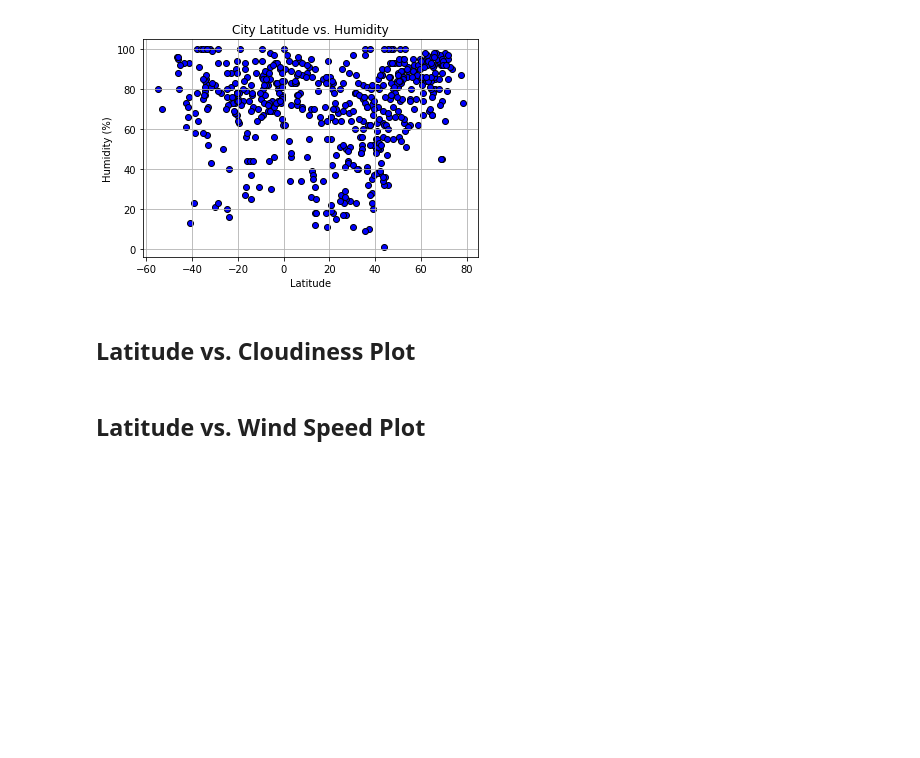
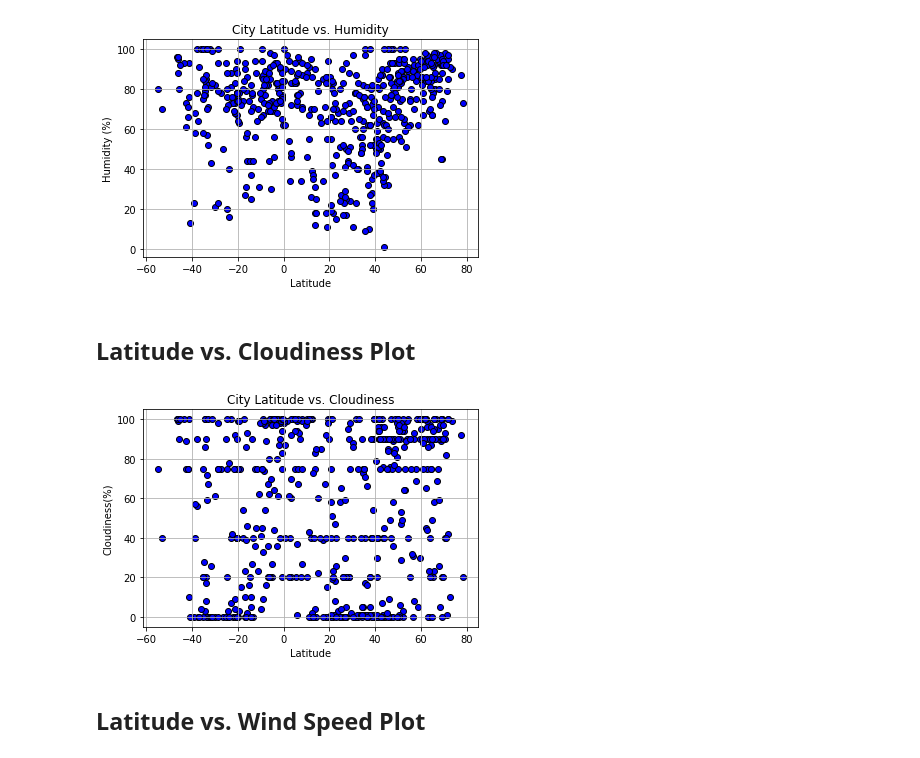
Before and after one commit to ethompson1988/Python-API-Challenge, a Jupyter notebook: WeatherPy/WeatherPy.ipynb, the cells around one changed output. Saved outputs shown, nothing was run; the diff lists cells and outputs as text; code cells hidden in the pictures; blank space fills up the shorter version.

Commit message:
add lat/cloudiness plot

```diff
--- a/WeatherPy/WeatherPy.ipynb
+++ b/WeatherPy/WeatherPy.ipynb
@@ -176,6 +176,17 @@ plt.show()
 [figure]
 # %% [markdown]
 ## Latitude vs. Cloudiness Plot
+# %%
+x=cities_df['Lat']
+y=cities_df['Cloudiness']
+plt.scatter(x,y,color='blue',edgecolors='black')
+plt.xlabel('Latitude')
+plt.ylabel('Cloudiness(%)')
+plt.title('City Latitude vs. Cloudiness')
+plt.grid()
+plt.show()
+# %% [output]
+[figure, added]
 # %% [markdown]
 ## Latitude vs. Wind Speed Plot
 # %% [markdown]
```
